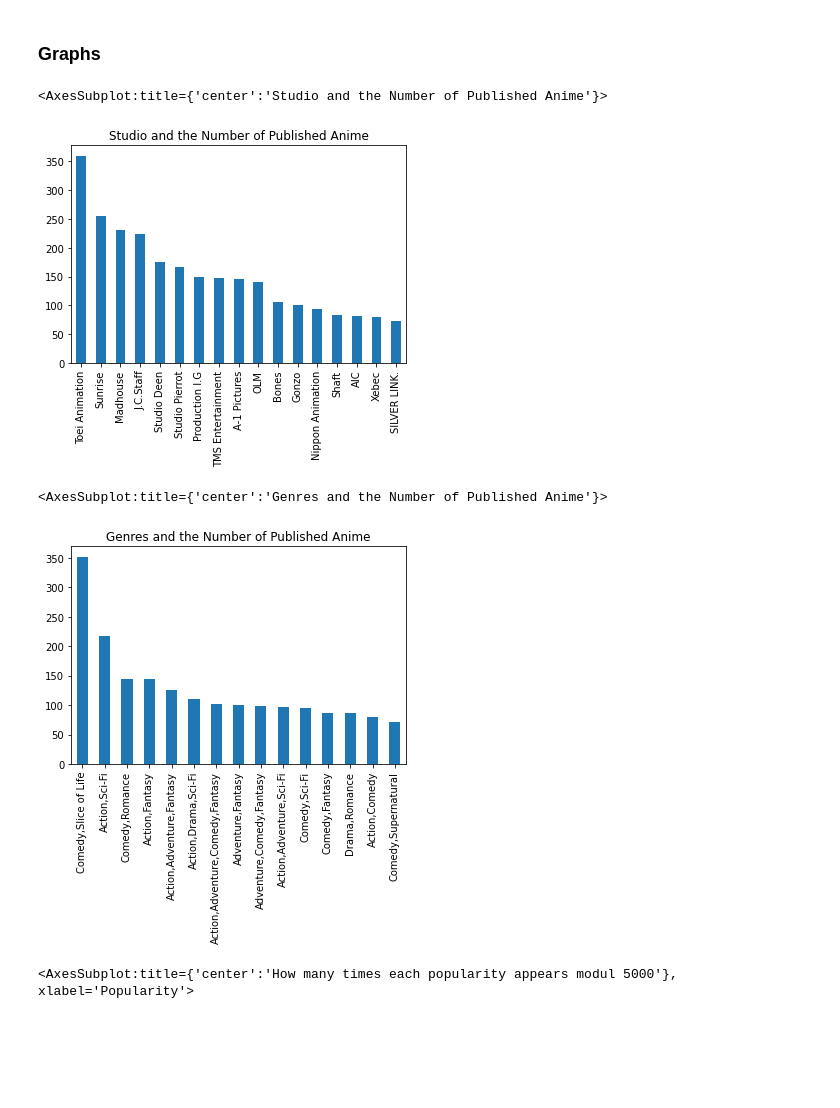
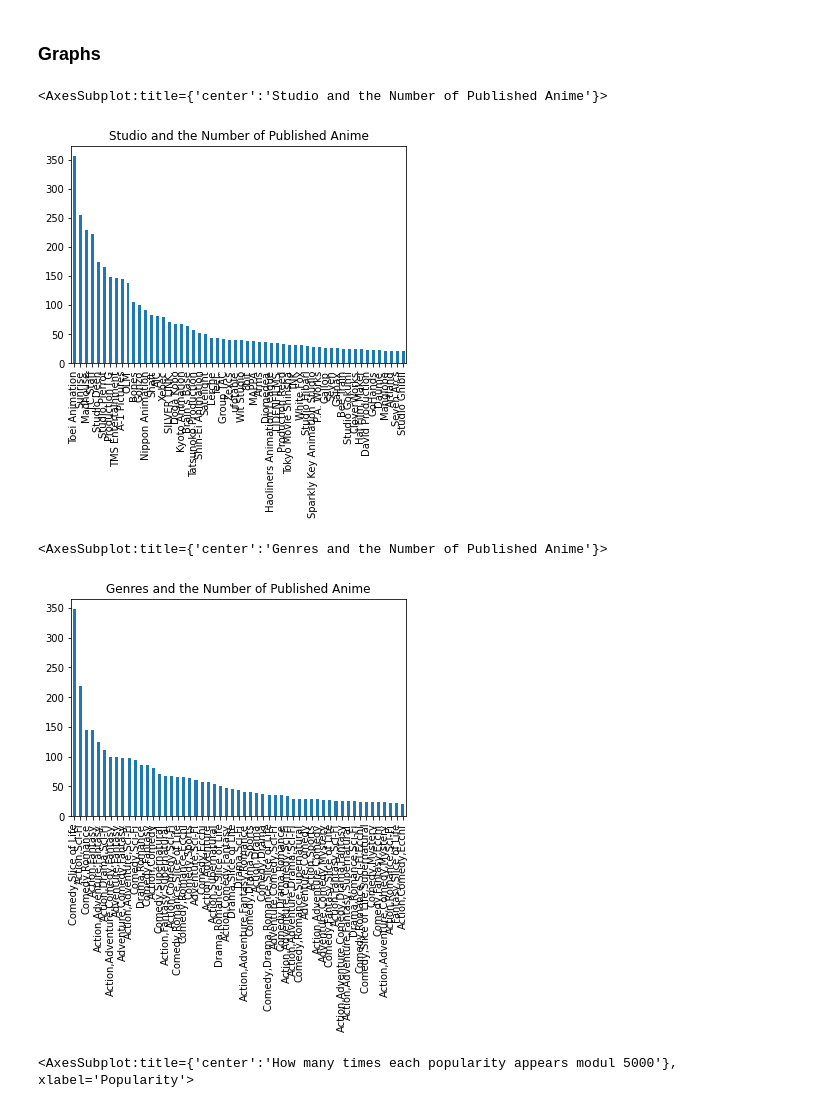
Before and after one commit to TamirIsCool/DataScIntro, a Jupyter notebook: Classification/WebScraping/prediction_groundwork_for_tommorow.ipynb, the cells around one changed output. Saved outputs shown, nothing was run; the diff lists cells and outputs as text; code cells hidden in the pictures; blank space fills up the shorter version.

```diff
--- a/Classification/WebScraping/prediction_groundwork_for_tommorow.ipynb
+++ b/Classification/WebScraping/prediction_groundwork_for_tommorow.ipynb
@@ -85,3 +88,9 @@ df = df.drop_duplicates(keep=False)
 print( 'Removed {} entries.'.format(len(no_genre.index)) )
 # %% [output]
 Removed 1548 entries.
+# %%
+no_ep_num = df[df['Number of Episodes'] == 'Unknown']
+df = pd.concat([df, no_ep_num])
+df = df.drop_duplicates(keep=False)
+
+print( 'Removed {} entries.'.format(len(no_ep_num.index)) )
@@ -110,0 +126,2 @@ df
+# %%
+df['Year'] = df['Year'].astype(int)
@@ -111,3 +130,5 @@ df
+# %%
+df['Number of Episodes'] = df['Number of Episodes'].astype(int)
 # %% [markdown]
 Parsing Episode Duration to 'int' minutes.
 # %%
@@ -147,7 +168,7 @@ for cell in df['Genres']:
             genre_list.append(genre)
 
 for genre in genre_list:
-    df[genre] = df.apply (lambda row: genre in row['Genres'], axis=1)
+    df[genre] = df.apply (lambda row: 1 if genre in row['Genres'] else 0, axis=1)
 
 df.to_csv("anime_df_clean.csv", sep=';', index=False)
 
@@ -175,15 +196,15 @@ df
 # %%
 #MAKE MEDIAN STUDIO POPULARITY
 #MAKE CHART
 
 import matplotlib.pyplot as plt
 
 plt.title('Studio and the Number of Published Anime')
 studio_appearances = df.Studios.value_counts()
-studio_appearances[studio_appearances > 70].plot(kind = 'bar')
+studio_appearances[studio_appearances > 20].plot(kind = 'bar')
 # %% [output]
 <AxesSubplot:title={'center':'Studio and the Number of Published Anime'}>
-[figure, old version]
+[figure, new version]
 # %%
 
 #cut genres
@@ -193,10 +214,10 @@ studio_appearances[studio_appearances > 70].plot(kind = 'bar')
 
 plt.title('Genres and the Number of Published Anime')
 genre_appearances = df.Genres.value_counts()
-genre_appearances[genre_appearances > 70].plot(kind = 'bar')
+genre_appearances[genre_appearances > 20].plot(kind = 'bar')
 # %% [output]
 <AxesSubplot:title={'center':'Genres and the Number of Published Anime'}>
-[figure, old version]
+[figure, new version]
 # %%
 plt.title('How many times each popularity appears modul 5000')
 df_popularity = df[['Popularity']].apply(lambda x: (x-(x%5000)))
```
Also changed, not shown: parts of 32 cells of this notebook.
